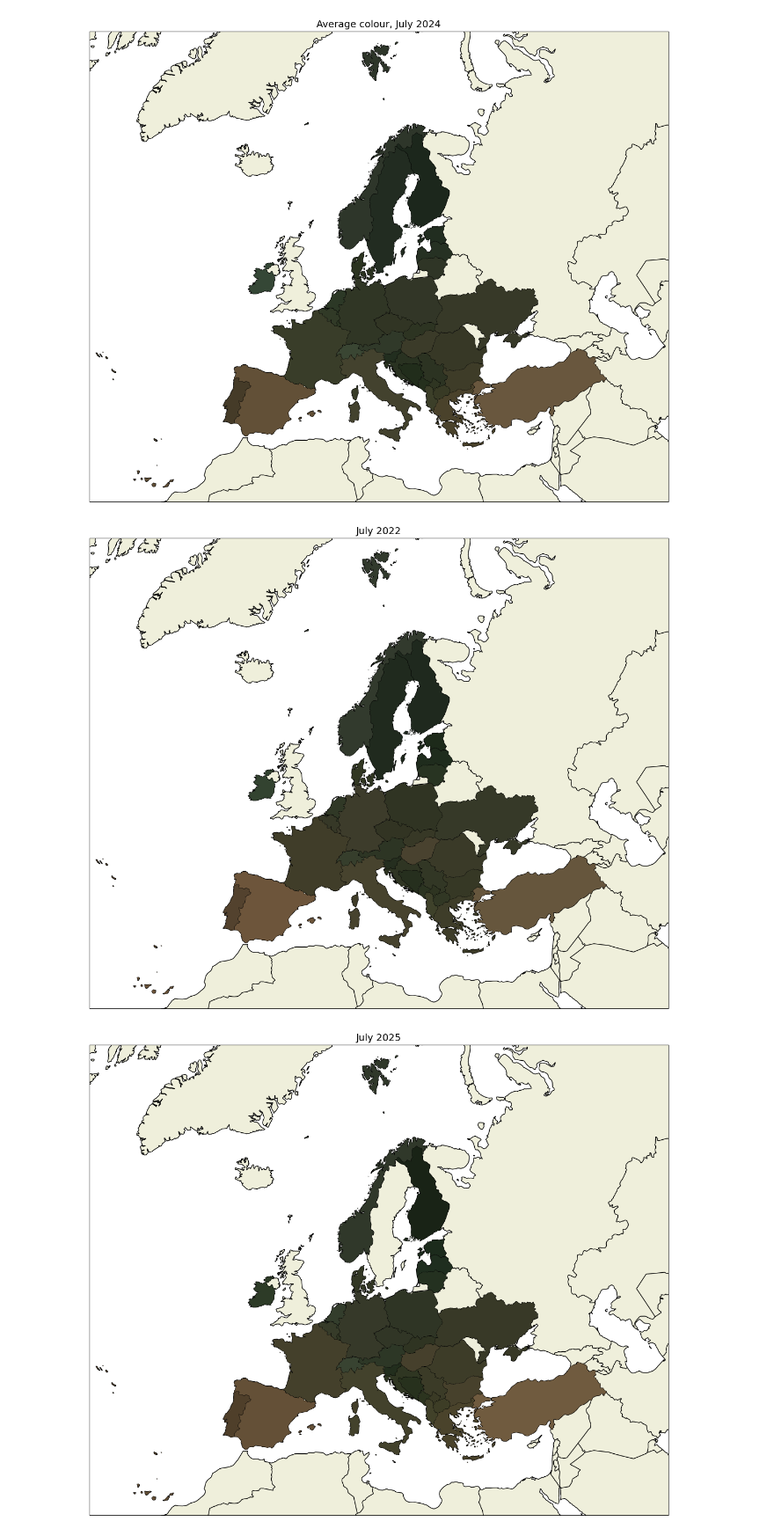
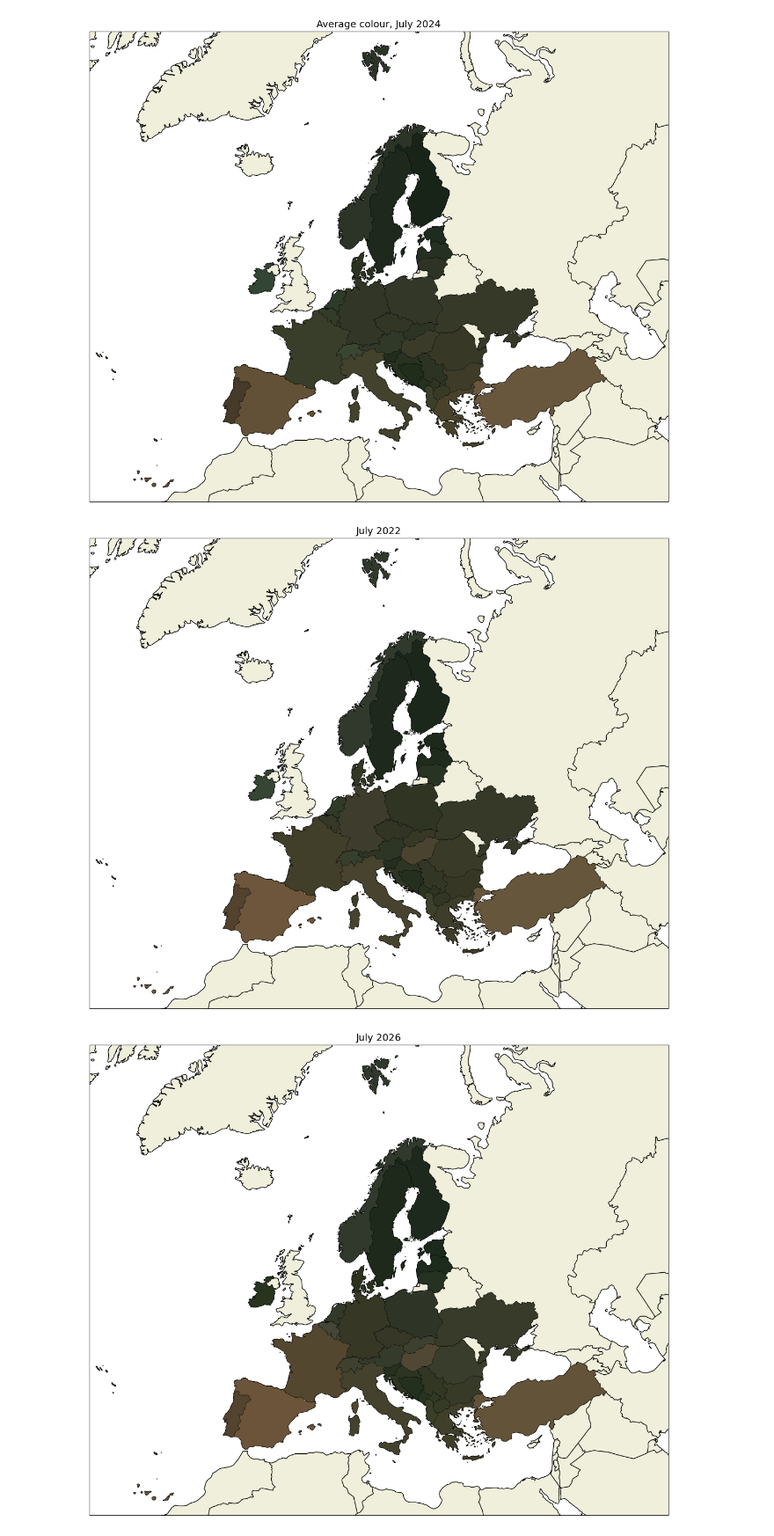
Before and after one commit to The-European-Correspondent/GreenToBrown, a Jupyter notebook: ee_average_color_monthly.ipynb, the cells around one changed output. Shown at 88% size. Drawn from its saved outputs; the diff is of its cells as text; code cells hidden in the pictures.

```diff
--- a/ee_average_color_monthly.ipynb
+++ b/ee_average_color_monthly.ipynb
@@ -215,12 +215,12 @@ plot_color_map(df, title="Average colour, July 2024",
 # %%
 # C) Side-by-side: same month across multiple years
 # Loop over years and save one SVG each
-for year in [2022, 2025, 2026]:
+for year in [2022, 2026]:
     df = build_color_dataframe(months=[7], years=[year], level=0)
     if len(df) == 0:
         continue
     plot_color_map(df, title=f"July {year}",
                    save_path=f"avg_color_{year}-07.svg")
 # %% [output]
 [figure]
-[figure, old version]
+[figure, new version]
```
Also changed, not shown: parts of 4 cells of this notebook, 2 other files.
